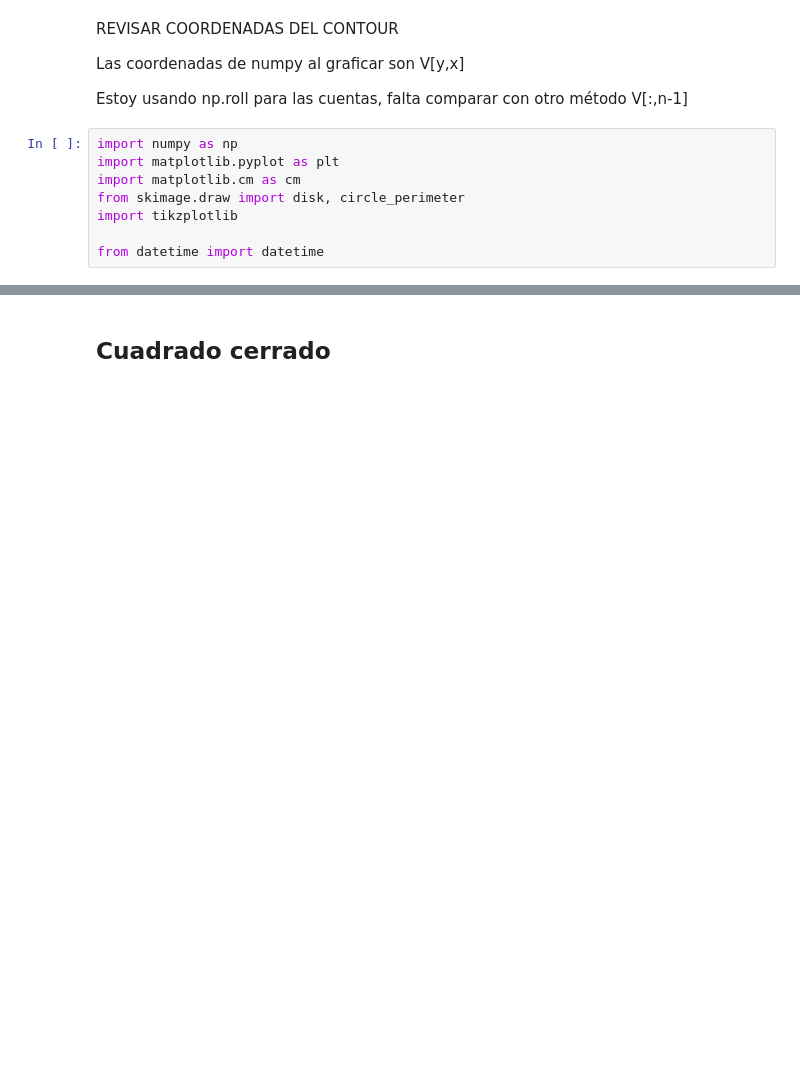
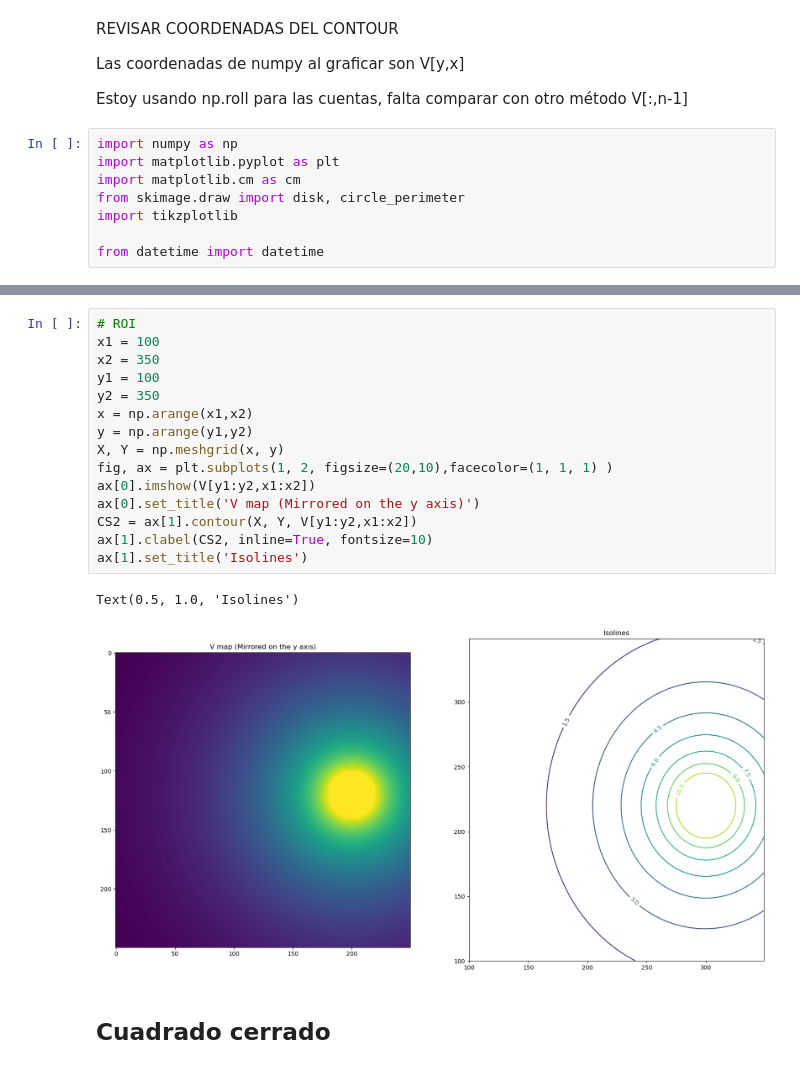
Before and after one commit to epplugins/UTN, a Jupyter notebook: electromagnetismo/em_labo.ipynb, the cells around one changed output, grey strips where cells are left out. Cells and saved outputs as stored; diff of their text form; blank space fills up the shorter version.

```diff
--- a/electromagnetismo/em_labo.ipynb
+++ b/electromagnetismo/em_labo.ipynb
@@ -15,3 +50,21 @@ from datetime import datetime
+# %%
+# ROI
+x1 = 100
+x2 = 350
+y1 = 100
+y2 = 350
+x = np.arange(x1,x2)
+y = np.arange(y1,y2)
+X, Y = np.meshgrid(x, y)
+fig, ax = plt.subplots(1, 2, figsize=(20,10),facecolor=(1, 1, 1) )
+ax[0].imshow(V[y1:y2,x1:x2])
+ax[0].set_title('V map (Mirrored on the y axis)')
+CS2 = ax[1].contour(X, Y, V[y1:y2,x1:x2])
+ax[1].clabel(CS2, inline=True, fontsize=10)
+ax[1].set_title('Isolines')
+# %% [output]
+Text(0.5, 1.0, 'Isolines')
+[figure, added]
 # %% [markdown]
 ## Cuadrado cerrado
 # %%
```
Also changed, not shown: parts of 1 cell of this notebook.
